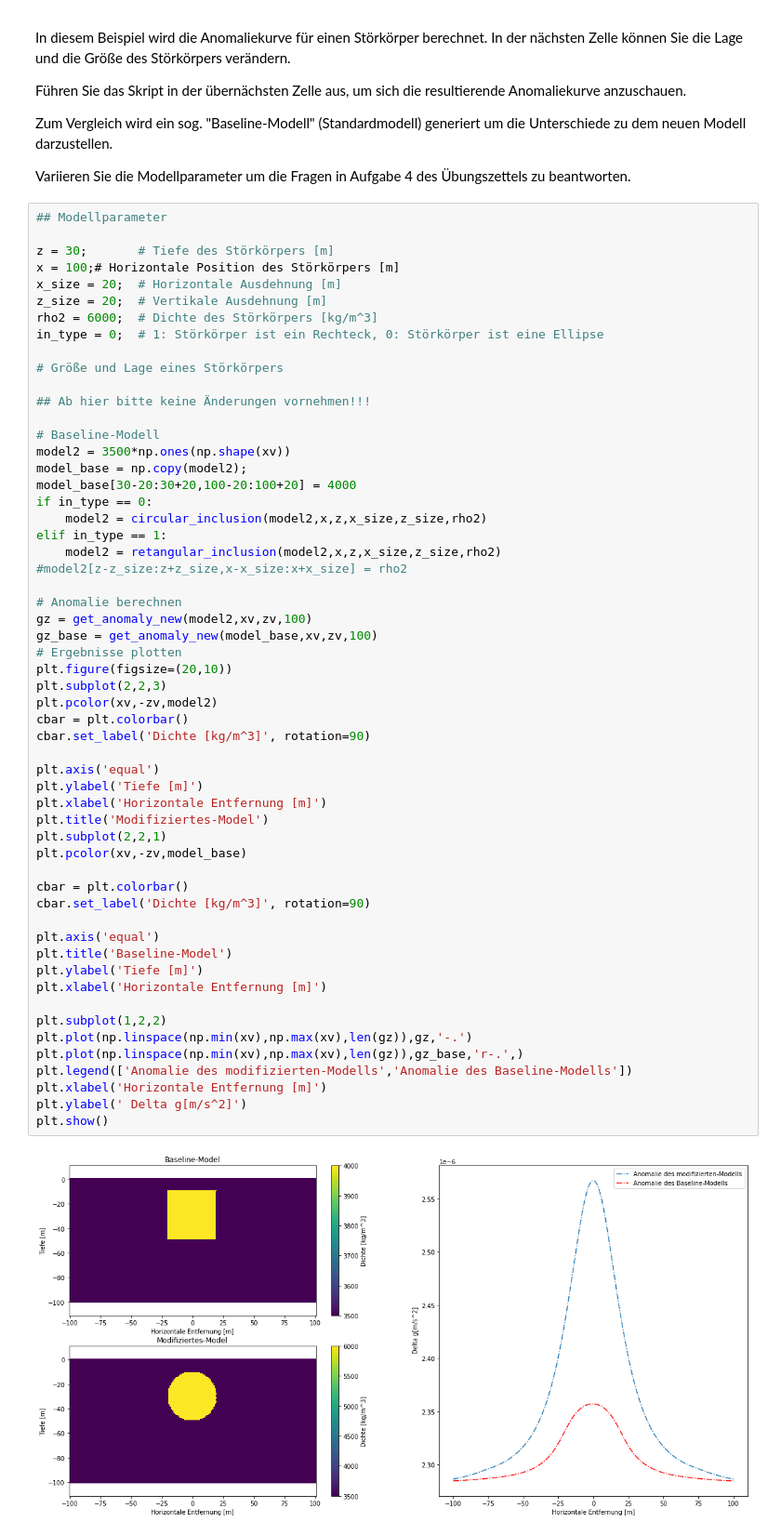
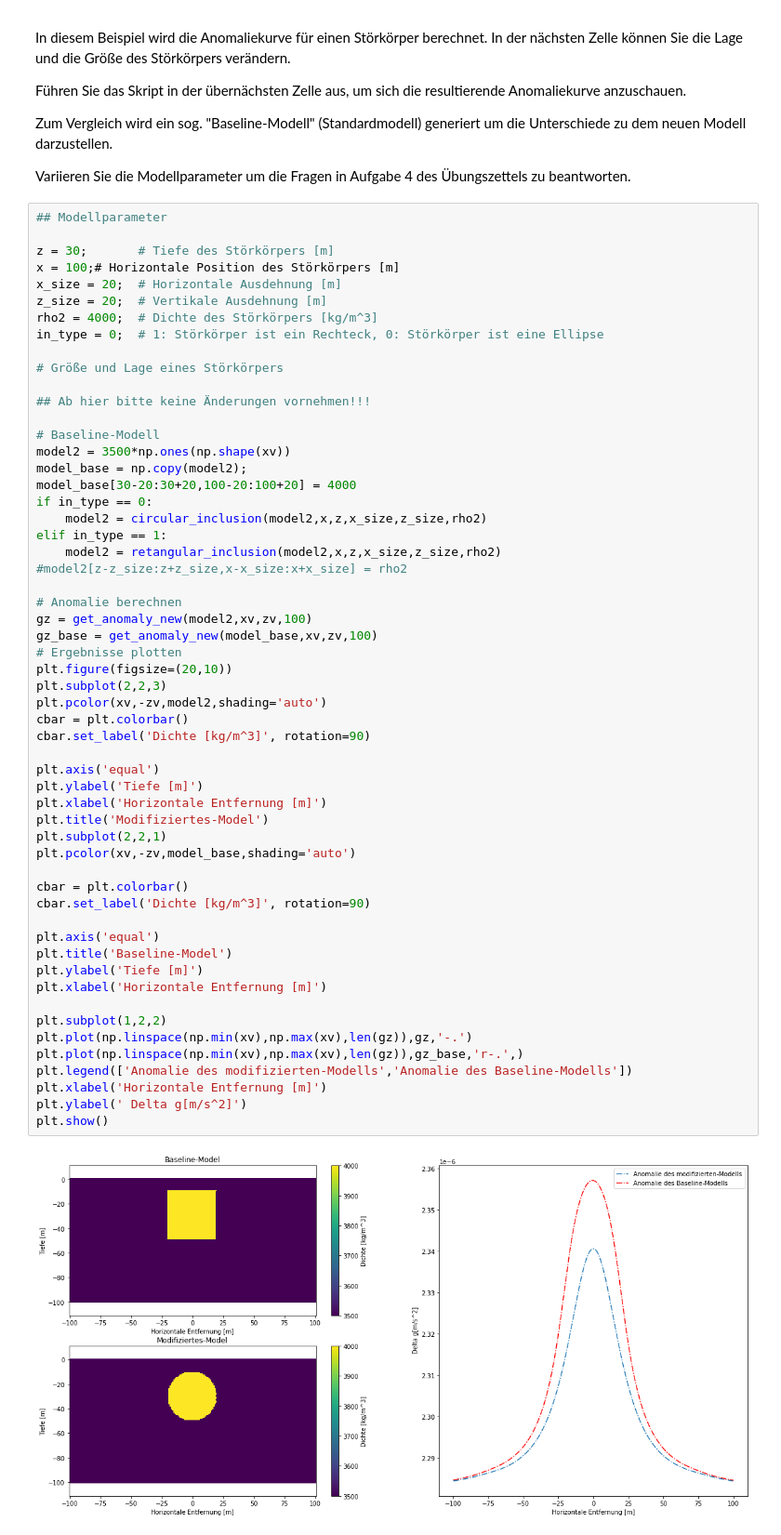
Before and after one commit to StineGoodyear/Lecture_AppliedGeophysics, a Jupyter notebook: Gravimetrie/Gravimetrie.ipynb, the cells around one changed output. Shown at 93% size. Drawn from its saved outputs; the diff is of its cells as text.

```diff
--- a/Gravimetrie/Gravimetrie.ipynb
+++ b/Gravimetrie/Gravimetrie.ipynb
@@ -166,7 +166,7 @@ z = 30;       # Tiefe des Störkörpers [m]
 x = 100;# Horizontale Position des Störkörpers [m]
 x_size = 20;  # Horizontale Ausdehnung [m]
 z_size = 20;  # Vertikale Ausdehnung [m]
-rho2 = 6000;  # Dichte des Störkörpers [kg/m^3]
+rho2 = 4000;  # Dichte des Störkörpers [kg/m^3]
 in_type = 0;  # 1: Störkörper ist ein Rechteck, 0: Störkörper ist eine Ellipse
 
 # Größe und Lage eines Störkörpers
@@ -187,33 +187,33 @@ elif in_type == 1:
 gz = get_anomaly_new(model2,xv,zv,100)
 gz_base = get_anomaly_new(model_base,xv,zv,100)
 # Ergebnisse plotten
 plt.figure(figsize=(20,10))
 plt.subplot(2,2,3)
-plt.pcolor(xv,-zv,model2)
+plt.pcolor(xv,-zv,model2,shading='auto')
 cbar = plt.colorbar()
 cbar.set_label('Dichte [kg/m^3]', rotation=90)
 
 plt.axis('equal')
 plt.ylabel('Tiefe [m]')
 plt.xlabel('Horizontale Entfernung [m]')
 plt.title('Modifiziertes-Model')
 plt.subplot(2,2,1)
-plt.pcolor(xv,-zv,model_base)
+plt.pcolor(xv,-zv,model_base,shading='auto')
 
 cbar = plt.colorbar()
 cbar.set_label('Dichte [kg/m^3]', rotation=90)
 
 plt.axis('equal')
 plt.title('Baseline-Model')
 plt.ylabel('Tiefe [m]')
 plt.xlabel('Horizontale Entfernung [m]')
 
 plt.subplot(1,2,2)
 plt.plot(np.linspace(np.min(xv),np.max(xv),len(gz)),gz,'-.')
 plt.plot(np.linspace(np.min(xv),np.max(xv),len(gz)),gz_base,'r-.',)
 plt.legend(['Anomalie des modifizierten-Modells','Anomalie des Baseline-Modells'])
 plt.xlabel('Horizontale Entfernung [m]')
 plt.ylabel(' Delta g[m/s^2]')
 plt.show()
 # %% [output]
-[figure, old version]
+[figure, new version]
```
